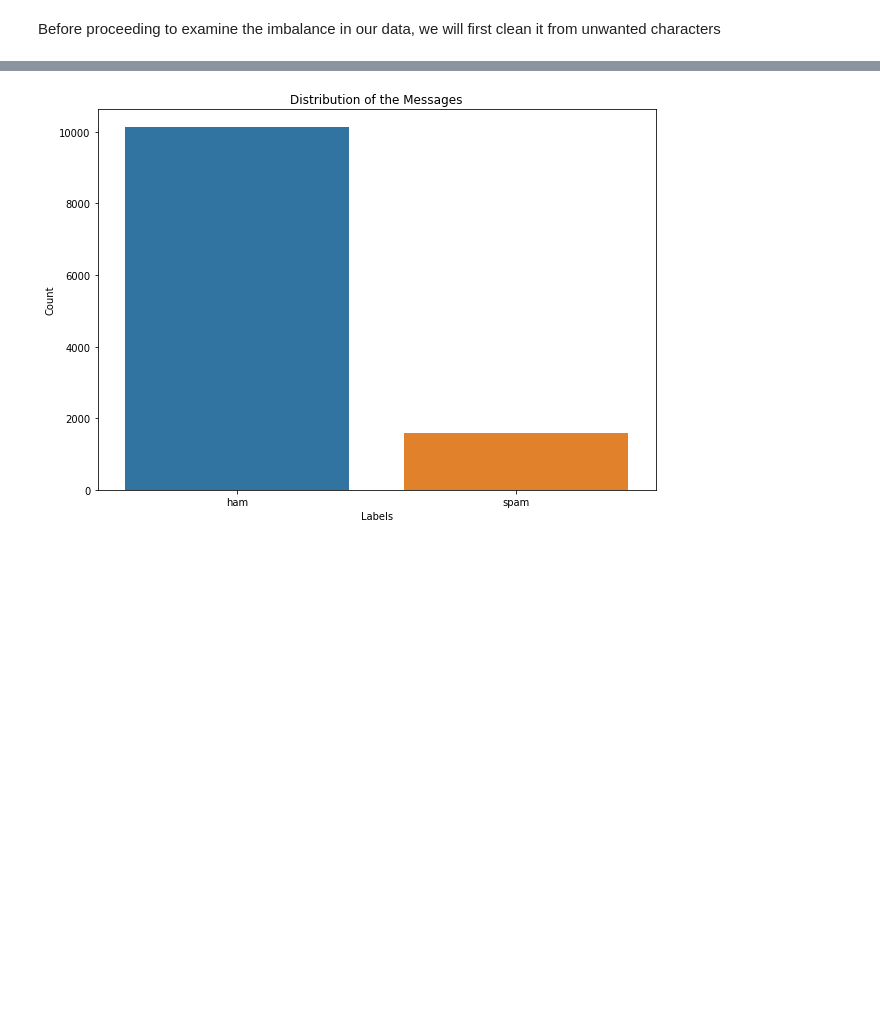
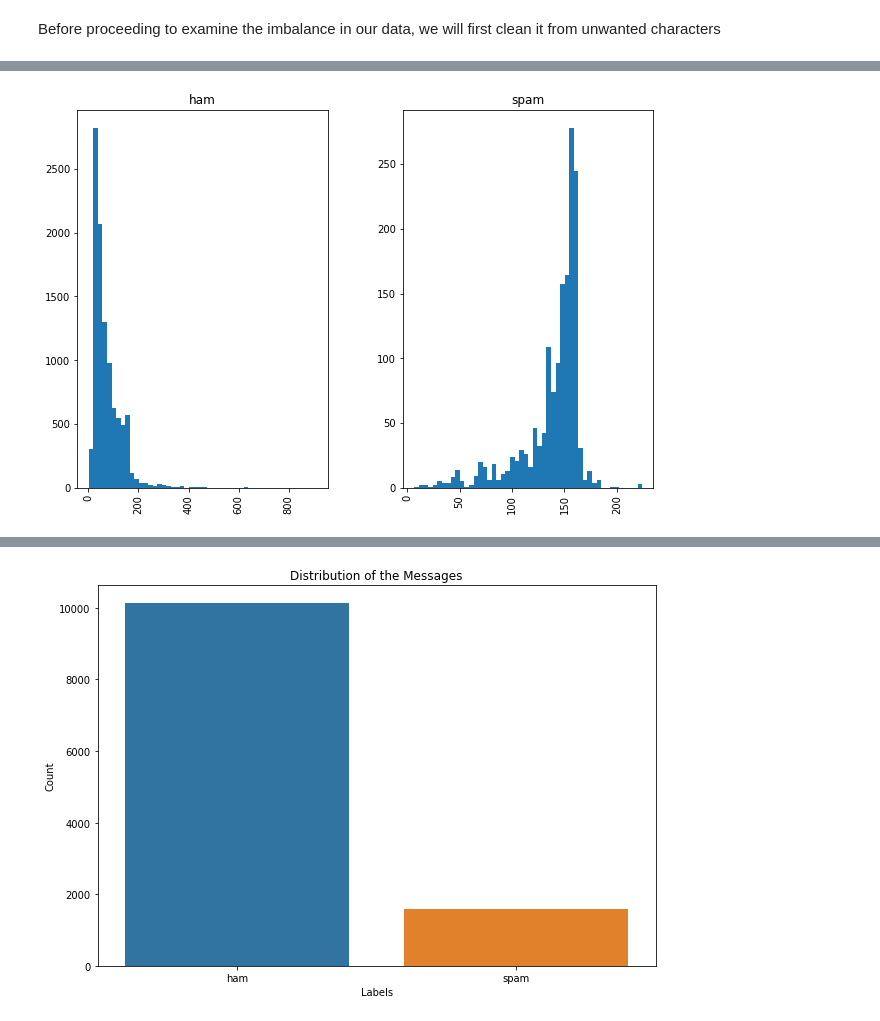
Before and after one commit to SWE-Ahmed/spam-ham-model, a Jupyter notebook: model/spam_ham_model.ipynb, the cells around one changed output, grey strips where cells are left out. Cells and saved outputs as stored; diff of their text form; code cells hidden in the pictures; blank space fills up the shorter version.

```diff
--- a/model/spam_ham_model.ipynb
+++ b/model/spam_ham_model.ipynb
@@ -105,0 +126,10 @@ for i in range(0,sms_big.shape[0]):
+# %%
+# plot per label
+# fig, (ax1, ax2) = plt.subplots(1, 2, figsize=(10,7), sharex=True, sharey=True)
+sms_big.hist(column='length', by='label', bins=50,figsize=(10,7));
+
+# plt.xlabel("Message Length")
+# plt.ylabel("Frequency")
+# plt.show();
+# %% [output]
+[figure, added]
```
Also changed, not shown: parts of 6 cells of this notebook.
